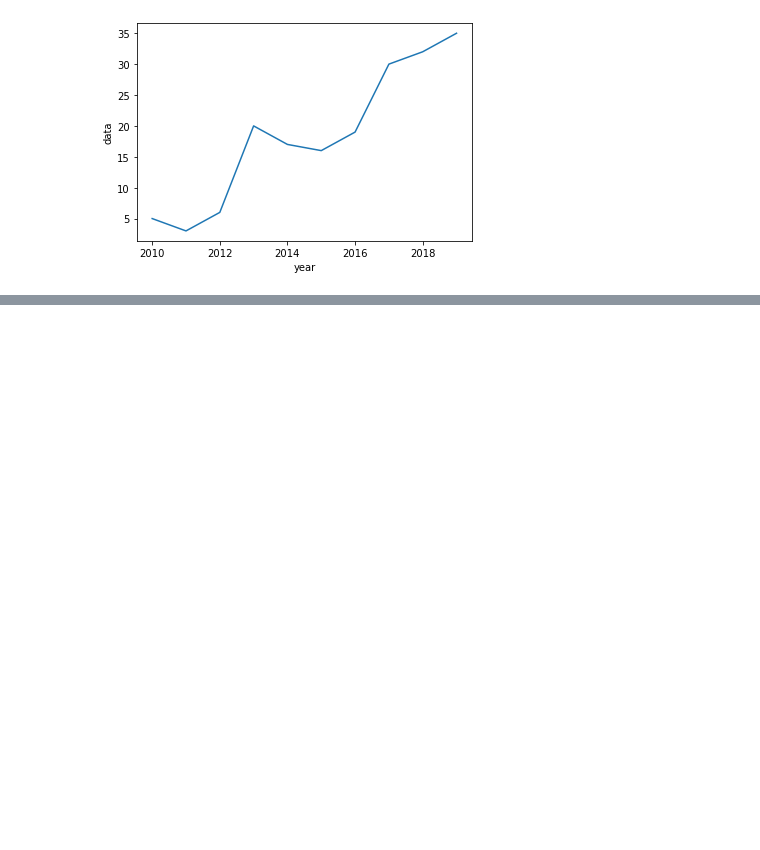
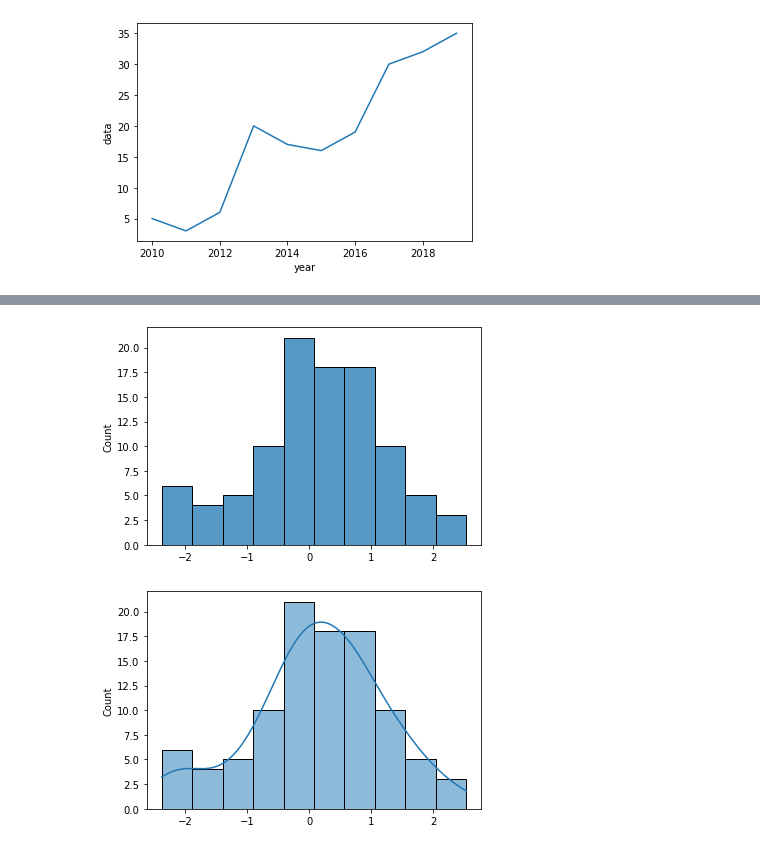
Before and after one commit to binblee/da, a Jupyter notebook: visualization/play.ipynb, the cells around one changed output, grey strips where cells are left out. Cells and saved outputs as stored; diff of their text form; code cells hidden in the pictures; blank space fills up the shorter version.

```diff
--- a/visualization/play.ipynb
+++ b/visualization/play.ipynb
@@ -38,0 +64,8 @@ plt.show()
+# %%
+sns.histplot(s, kde=False)
+plt.show()
+sns.histplot(s, kde=True)
+plt.show()
+# %% [output]
+[figure, added]
+[figure, added]
```
Also changed, not shown: parts of 4 cells of this notebook.
